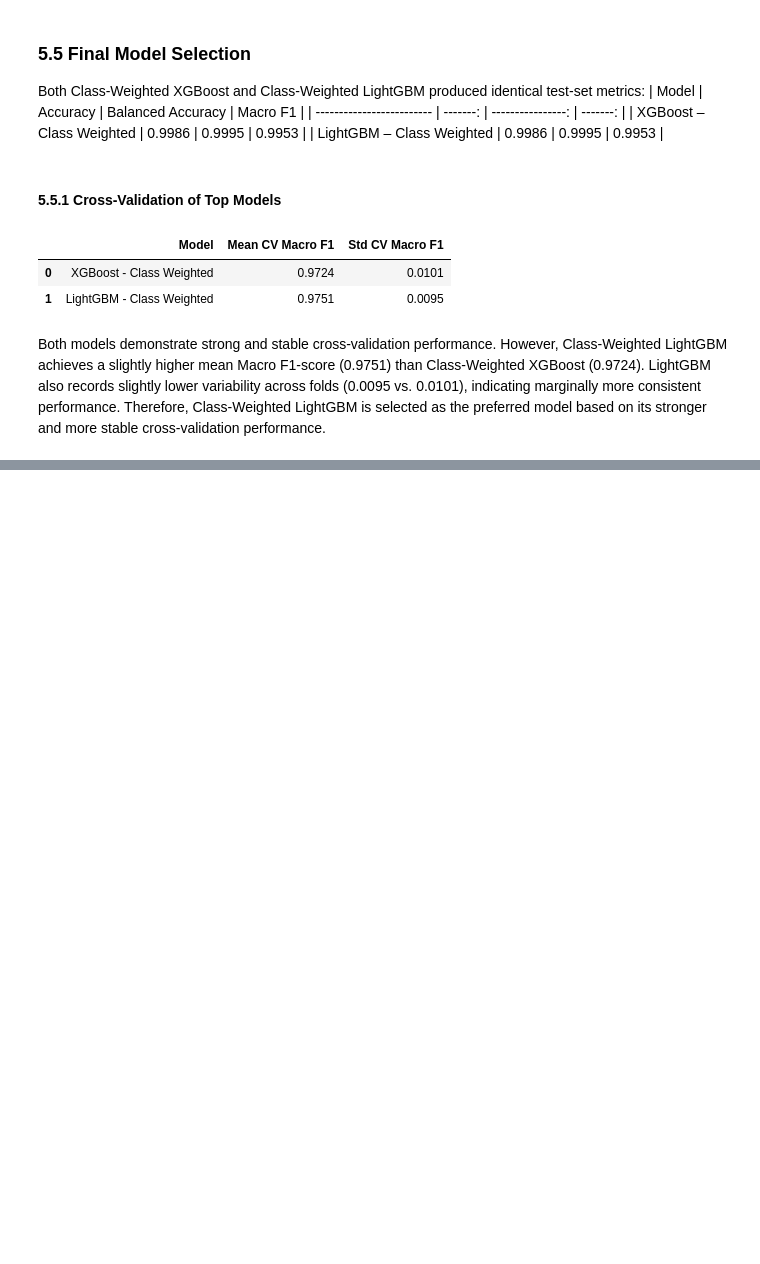
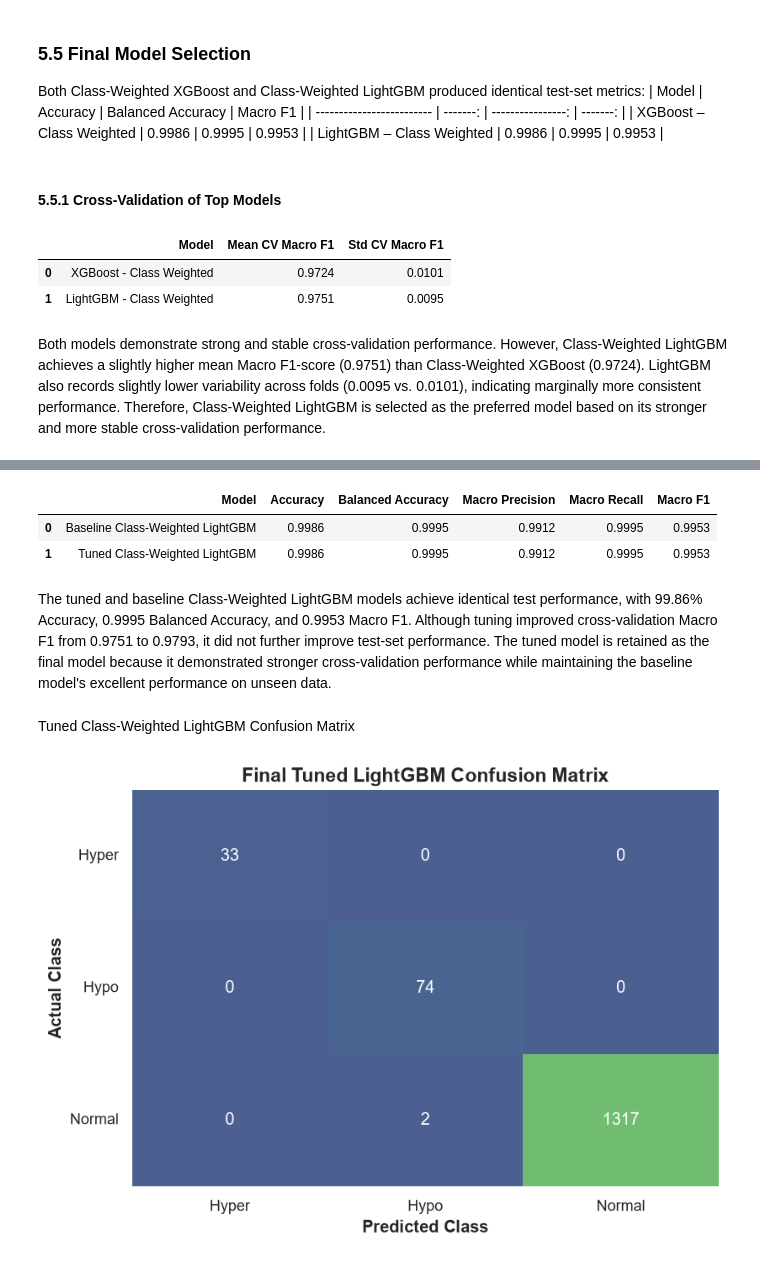
Before and after one commit to byegond-beep/Multi-class-Thyroid-Disease-Classification, a Jupyter notebook: notebook.ipynb, the cells around one changed output, grey strips where cells are left out. Drawn from its saved outputs; the diff is of its cells as text; code cells hidden in the pictures; blank space fills up the shorter version.

Commit message:
Final Model selection and Tuning

```diff
--- a/notebook.ipynb
+++ b/notebook.ipynb
@@ -2326,0 +2447,79 @@ Both models demonstrate strong and stable cross-validation performance. However,
+# %%
+# Baseline Class-Weighted LightGBM results
+baseline_lgbm = final_results[
+    (final_results["Model"] == "LightGBM") &
+    (final_results["Strategy"] == "Class Weighted")
+].iloc[0]
+
+comparison = pd.DataFrame({
+    "Model": [
+        "Baseline Class-Weighted LightGBM",
+        "Tuned Class-Weighted LightGBM"
+    ],
+    "Accuracy": [
+        baseline_lgbm["Accuracy"],
+        final_metrics["Accuracy"]
+    ],
+    "Balanced Accuracy": [
+        baseline_lgbm["Balanced Accuracy"],
+        final_metrics["Balanced Accuracy"]
+    ],
+    "Macro Precision": [
+        baseline_lgbm["Macro Precision"],
+        final_metrics["Macro Precision"]
+    ],
+    "Macro Recall": [
+        baseline_lgbm["Macro Recall"],
+        final_metrics["Macro Recall"]
+    ],
+    "Macro F1": [
+        baseline_lgbm["Macro F1"],
+        final_metrics["Macro F1"]
+    ]
+})
+
+comparison.round(4)
+# %% [output]
+|  | Model | Accuracy | Balanced Accuracy | Macro Precision | Macro Recall | Macro F1 |
+| 0 | Baseline Class-Weighted LightGBM | 0.9986 | 0.9995 | 0.9912 | 0.9995 | 0.9953 |
+| 1 | Tuned Class-Weighted LightGBM | 0.9986 | 0.9995 | 0.9912 | 0.9995 | 0.9953 |
+# %% [markdown]
+The tuned and baseline Class-Weighted LightGBM models achieve identical test performance, with 99.86% Accuracy, 0.9995 Balanced Accuracy, and 0.9953 Macro F1. Although tuning improved cross-validation Macro F1 from 0.9751 to 0.9793, it did not further improve test-set performance. The tuned model is retained as the final model because it demonstrated stronger cross-validation performance while maintaining the baseline model's excellent performance on unseen data.
+# %% [markdown]
+Tuned Class-Weighted LightGBM Confusion Matrix
+# %%
+cm_final = confusion_matrix(
+    y_test,
+    y_pred_final,
+    labels=[1, 2, 3]
+)
+
+plt.figure(figsize=(7, 5))
+
+sns.heatmap(
+    cm_final,
+    annot=True,
+    fmt="d",
+    cmap=custom_cmap,
+    cbar=False
+)
+
+plt.title("Final Tuned LightGBM Confusion Matrix")
+plt.xlabel("Predicted Class")
+plt.ylabel("Actual Class")
+
+plt.xticks(
+    [0.5, 1.5, 2.5],
+    ["Hyper", "Hypo", "Normal"]
+)
+
+plt.yticks(
+    [0.5, 1.5, 2.5],
+    ["Hyper", "Hypo", "Normal"],
+    rotation=0
+)
+
+plt.tight_layout()
+plt.show()
+# %% [output]
+[figure, added]
```
Also changed, not shown: parts of 10 cells of this notebook.
